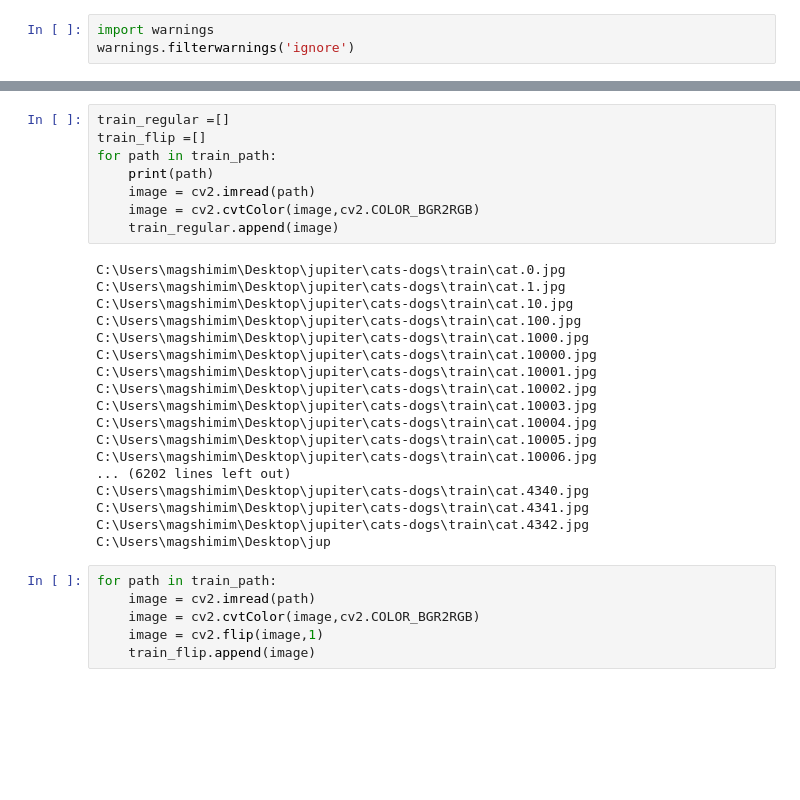
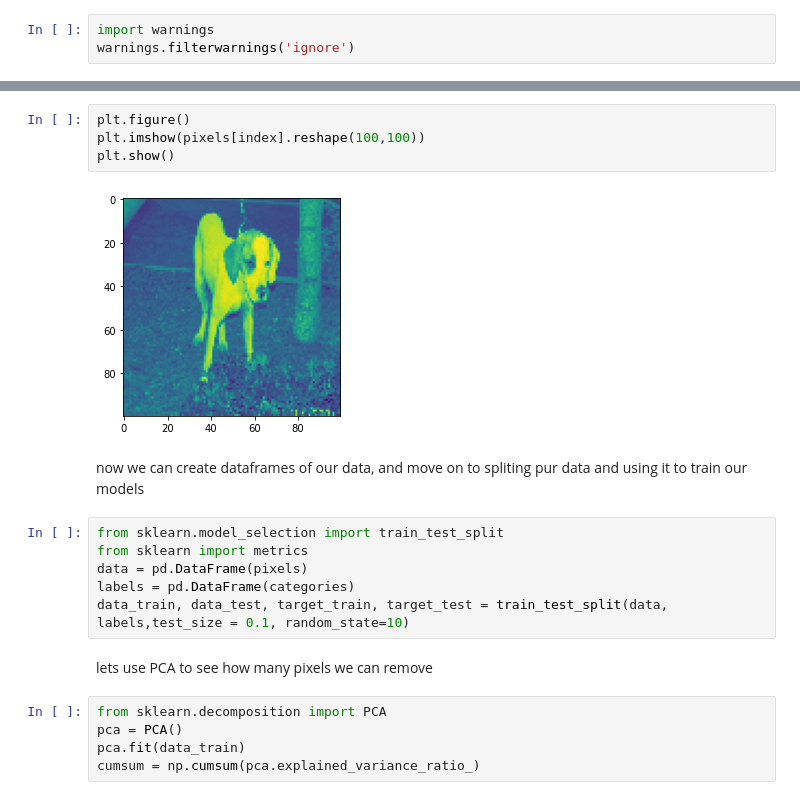
Before and after one commit to LiorBreitman8234/ML_SEM2, a Jupyter notebook: Cats_Dogs.ipynb, the cells around one changed output, grey strips where cells are left out. Saved outputs shown, nothing was run; the diff lists cells and outputs as text; blank space fills up the shorter version.

```diff
--- a/Cats_Dogs.ipynb
+++ b/Cats_Dogs.ipynb
@@ -26,32 +63,21 @@ plt.imshow(im)
-# %%
-train_regular =[]
-train_flip =[]
-for path in train_path:
-    print(path)
-    image = cv2.imread(path)
-    image = cv2.cvtColor(image,cv2.COLOR_BGR2RGB)
-    train_regular.append(image)
-# %% [output]
-C:\Users\magshimim\Desktop\jupiter\cats-dogs\train\cat.0.jpg
-C:\Users\magshimim\Desktop\jupiter\cats-dogs\train\cat.1.jpg
-C:\Users\magshimim\Desktop\jupiter\cats-dogs\train\cat.10.jpg
-C:\Users\magshimim\Desktop\jupiter\cats-dogs\train\cat.100.jpg
-C:\Users\magshimim\Desktop\jupiter\cats-dogs\train\cat.1000.jpg
-C:\Users\magshimim\Desktop\jupiter\cats-dogs\train\cat.10000.jpg
-C:\Users\magshimim\Desktop\jupiter\cats-dogs\train\cat.10001.jpg
-C:\Users\magshimim\Desktop\jupiter\cats-dogs\train\cat.10002.jpg
-C:\Users\magshimim\Desktop\jupiter\cats-dogs\train\cat.10003.jpg
-C:\Users\magshimim\Desktop\jupiter\cats-dogs\train\cat.10004.jpg
-C:\Users\magshimim\Desktop\jupiter\cats-dogs\train\cat.10005.jpg
-C:\Users\magshimim\Desktop\jupiter\cats-dogs\train\cat.10006.jpg
-... (6202 lines left out)
-C:\Users\magshimim\Desktop\jupiter\cats-dogs\train\cat.4340.jpg
-C:\Users\magshimim\Desktop\jupiter\cats-dogs\train\cat.4341.jpg
-C:\Users\magshimim\Desktop\jupiter\cats-dogs\train\cat.4342.jpg
-C:\Users\magshimim\Desktop\jup
-# %%
-for path in train_path:
-    image = cv2.imread(path)
-    image = cv2.cvtColor(image,cv2.COLOR_BGR2RGB)
-    image = cv2.flip(image,1)
-    train_flip.append(image)
+# %%
+plt.figure()
+plt.imshow(pixels[index].reshape(100,100))
+plt.show()
+# %% [output]
+[figure, added]
+# %% [markdown]
+now we can create dataframes of our data, and move on to spliting pur data and using it to train our models
+# %%
+from sklearn.model_selection import train_test_split
+from sklearn import metrics
+data = pd.DataFrame(pixels)
+labels = pd.DataFrame(categories)
+data_train, data_test, target_train, target_test = train_test_split(data, labels,test_size = 0.1, random_state=10)
+# %% [markdown]
+lets use PCA to see how many pixels we can remove
+# %%
+from sklearn.decomposition import PCA
+pca = PCA()
+pca.fit(data_train)
+cumsum = np.cumsum(pca.explained_variance_ratio_)
```
Also changed, not shown: parts of 19 cells of this notebook, 2 other files.
